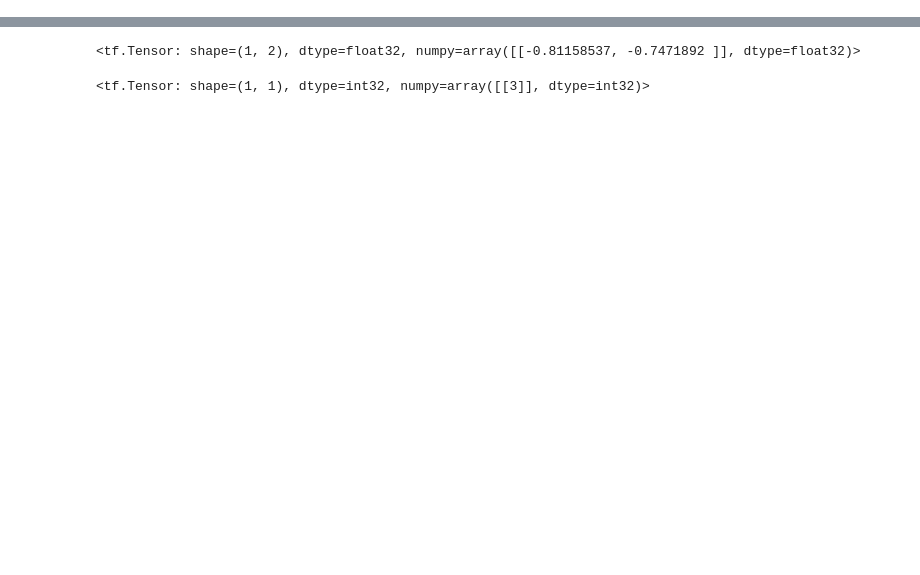
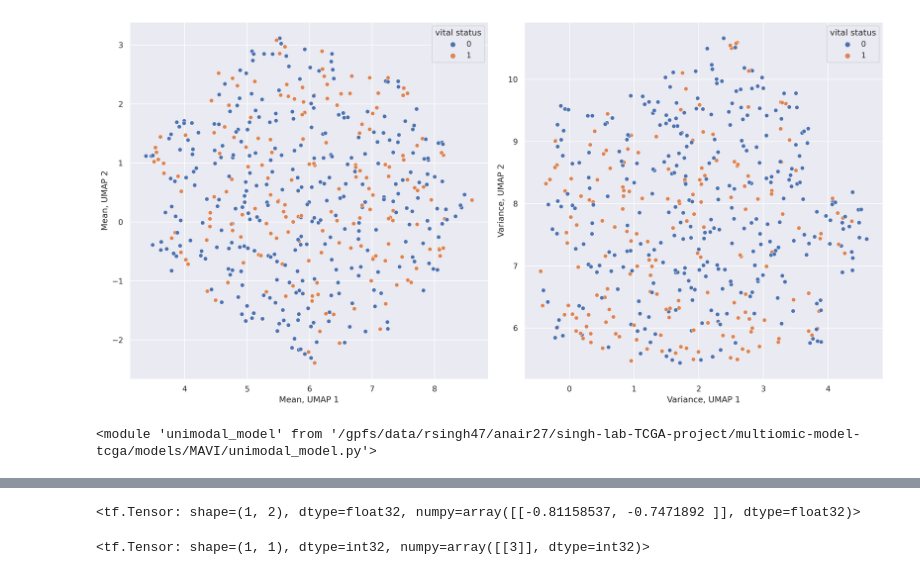
Before and after one commit to akira-nair/multiomic-model-tcga, a Jupyter notebook: models/MAVI/MAVI.ipynb, the cells around one changed output, grey strips where cells are left out. Drawn from its saved outputs; the diff is of its cells as text; code cells hidden in the pictures; blank space fills up the shorter version.

```diff
--- a/models/MAVI/MAVI.ipynb
+++ b/models/MAVI/MAVI.ipynb
@@ -12,0 +31,11 @@ To enable them in other operations, rebuild TensorFlow with the appropriate comp
+# %%
+train_df, test_df = train_test_split(data.iloc[:,2:].dropna(), test_size=0.05, random_state=42)
+# %%
+x_train = normalize(train_df.drop('vital_status_Dead', axis = 1))
+x_test = normalize(test_df.drop('vital_status_Dead', axis = 1))
+y_train = train_df['vital_status_Dead']
+y_test = test_df['vital_status_Dead']
+# %%
+my_vae = MAVI.VAE(input_dim = x_train.shape[1], activation = 'relu')
+# %%
+my_vae.train(x_train)
@@ -12,0 +64,4 @@ To enable them in other operations, rebuild TensorFlow with the appropriate comp
+# %%
+my_vae.plot_latent_space(x_train, y_train, output=None)
+# %% [output]
+[figure, added]
@@ -12,0 +70,5 @@ To enable them in other operations, rebuild TensorFlow with the appropriate comp
+# %%
+import unimodal_model as um
+imp.reload(um)
+# %% [output]
+<module 'unimodal_model' from '/gpfs/data/rsingh47/anair27/singh-lab-TCGA-project/multiomic-model-tcga/models/MAVI/unimodal_model.py'>
```
Also changed, not shown: parts of 91 cells of this notebook, 5 other files.
